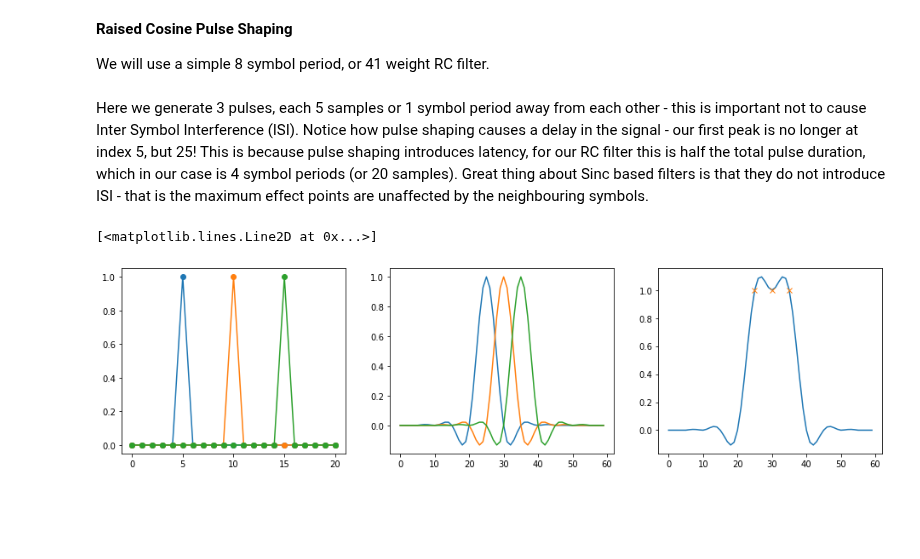
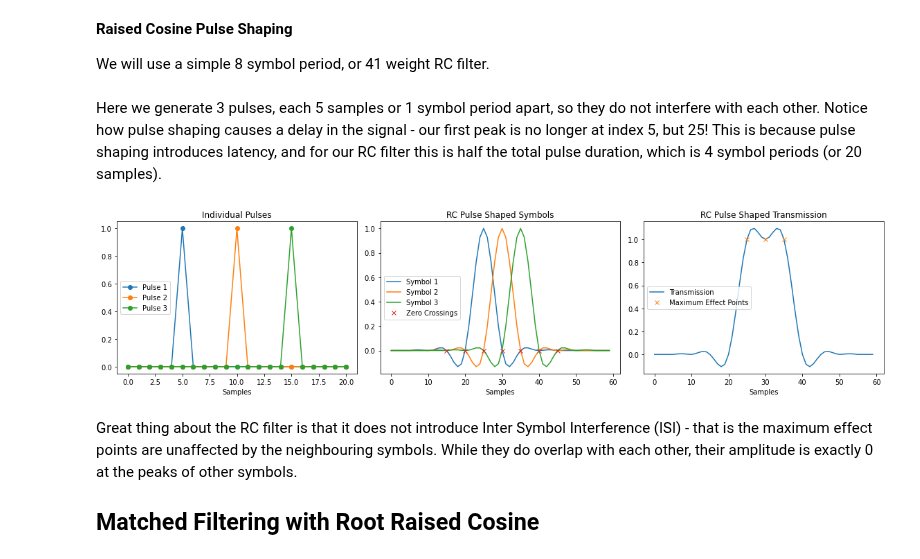
Before and after one commit to strath-sdr/dsp_notebooks, a Jupyter notebook: notebooks/baseband_modulation/02_pulse_shaping.ipynb, the cells around one changed output. Drawn from its saved outputs; the diff is of its cells as text; code cells hidden in the pictures; blank space fills up the shorter version.

```diff
--- a/notebooks/baseband_modulation/02_pulse_shaping.ipynb
+++ b/notebooks/baseband_modulation/02_pulse_shaping.ipynb
@@ -191,28 +233,51 @@ alpha = 0.5
 x = 0.9999*np.arange(-int(num_weights/2),int(num_weights/2),1)/fs
 raised_cos_weights = np.sinc(x)*(np.cos(alpha*np.pi*x)/(1-((2*alpha*x)**2)))
 # %% [markdown]
-Here we generate 3 pulses, each 5 samples or 1 symbol period away from each other - this is important not to cause Inter Symbol Interference (ISI). Notice how pulse shaping causes a delay in the signal - our first peak is no longer at index 5, but 25! This is because pulse shaping introduces latency, for our RC filter this is half the total pulse duration, which in our case is 4 symbol periods (or 20 samples). Great thing about Sinc based filters is that they do not introduce ISI - that is the maximum effect points are unaffected by the neighbouring symbols.
+Here we generate 3 pulses, each 5 samples or 1 symbol period apart, so they do not interfere with each other. Notice how pulse shaping causes a delay in the signal - our first peak is no longer at index 5, but 25! This is because pulse shaping introduces latency, and for our RC filter this is half the total pulse duration, which is 4 symbol periods (or 20 samples).
 # %%
+# Generate pulse vectors
 pulse1 = np.zeros(21,)
 pulse2 = np.zeros(21,)
 pulse3 = np.zeros(21,)
 pulse1[5] = 1
 pulse2[10] = 1
 pulse3[15] = 1
 
+# Pulse shape each symbol separately
+symbol1_rc = np.convolve(pulse1,raised_cos_weights).real
+symbol2_rc = np.convolve(pulse2,raised_cos_weights).real
+symbol3_rc = np.convolve(pulse3,raised_cos_weights).real
+
+# Pulse shape the combination of symbols
+symbols_rc = np.convolve(pulse1+pulse2+pulse3,raised_cos_weights).real
+
+# Plot them all
 fig, ax = plt.subplots(1,3, figsize=(16,4))
 
 ax[0].plot(pulse1, '-o')
 ax[0].plot(pulse2, '-o')
 ax[0].plot(pulse3, '-o')
+ax[0].set_title('Individual Pulses')
+ax[0].set_xlabel('Samples')
+ax[0].legend(('Pulse 1', 'Pulse 2', 'Pulse 3'), loc='center left')
 
-ax[1].plot(np.convolve(pulse1,raised_cos_weights).real)
-ax[1].plot(np.convolve(pulse2,raised_cos_weights).real)
-ax[1].plot(np.convolve(pulse3,raised_cos_weights).real)
+ax[1].plot(symbol1_rc)
+ax[1].plot(symbol2_rc)
+ax[1].plot(symbol3_rc)
+ax[1].plot([15,20,25,30,35,40,45], [0,0,0,0,0,0,0], 'x')
+ax[1].set_title('RC Pulse Shaped Symbols')
+ax[1].set_xlabel('Samples')
+ax[1].legend(('Symbol 1', 'Symbol 2', 'Symbol 3', 'Zero Crossings'), loc='center left')
 
-ax[2].plot(np.convolve(pulse1+pulse2+pulse3,raised_cos_weights).real)
+ax[2].plot(symbols_rc)
 ax[2].plot([5+20,10+20,15+20], [1,1,1],'x')
-# ax[2].stem([5+20,10+20,15+20],[1,1,1], basefmt=" ")
+ax[2].set_title('RC Pulse Shaped Transmission')
+ax[2].set_xlabel('Samples')
+ax[2].legend(('Transmission', 'Maximum Effect Points'), loc='center left')
+fig.tight_layout()
 # %% [output]
-[<matplotlib.lines.Line2D at 0x...>]
-[figure, old version]
+[figure, new version]
+# %% [markdown]
+Great thing about the RC filter is that it does not introduce Inter Symbol Interference (ISI) - that is the maximum effect points are unaffected by the neighbouring symbols. While they do overlap with each other, their amplitude is exactly 0 at the peaks of other symbols.
+
+## Matched Filtering with Root Raised Cosine
```
Also changed, not shown: parts of 23 cells of this notebook, 2 other files.
